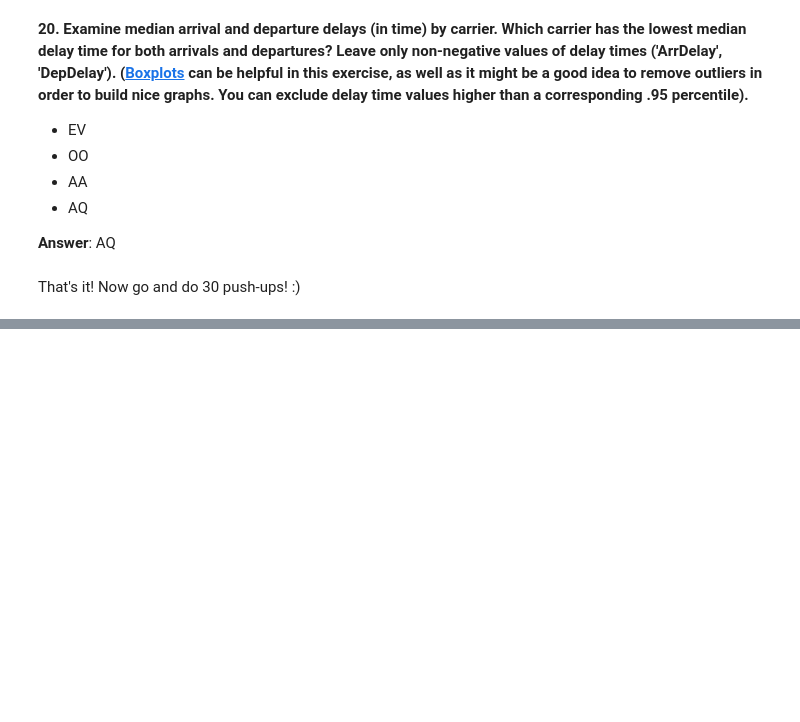
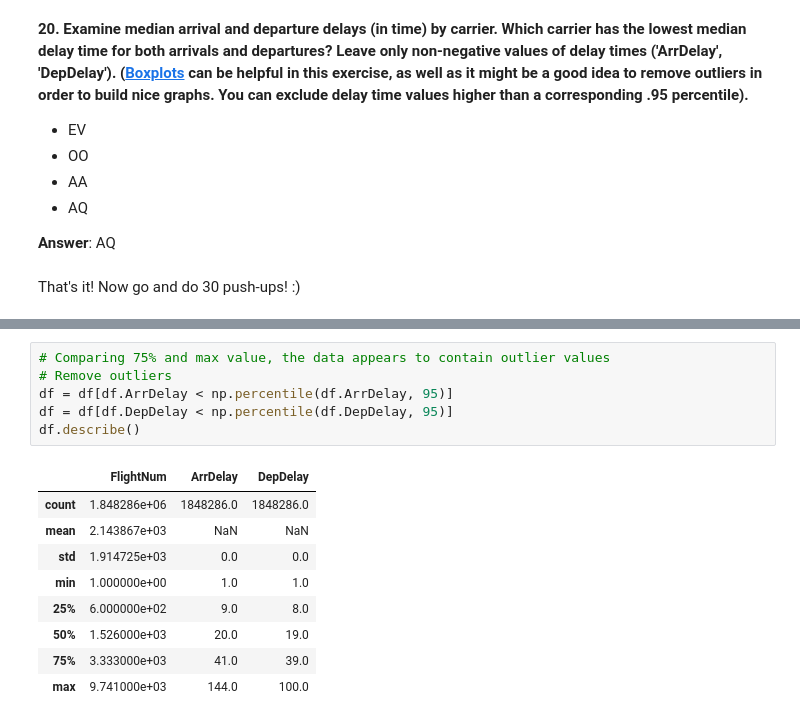
Before and after one commit to andrewgurung/mlcourse, a Jupyter notebook: project/project_1_US_flights.ipynb, the cells around one changed output, grey strips where cells are left out. Saved outputs shown, nothing was run; the diff lists cells and outputs as text; blank space fills up the shorter version.

```diff
--- a/project/project_1_US_flights.ipynb
+++ b/project/project_1_US_flights.ipynb
@@ -708,0 +728,16 @@ That's it! Now go and do 30 push-ups! :)
+# %%
+# Comparing 75% and max value, the data appears to contain outlier values
+# Remove outliers
+df = df[df.ArrDelay < np.percentile(df.ArrDelay, 95)]
+df = df[df.DepDelay < np.percentile(df.DepDelay, 95)]
+df.describe()
+# %% [output]
+|  | FlightNum | ArrDelay | DepDelay |
+| count | 1.848286e+06 | 1848286.0 | 1848286.0 |
+| mean | 2.143867e+03 | NaN | NaN |
+| std | 1.914725e+03 | 0.0 | 0.0 |
+| min | 1.000000e+00 | 1.0 | 1.0 |
+| 25% | 6.000000e+02 | 9.0 | 8.0 |
+| 50% | 1.526000e+03 | 20.0 | 19.0 |
+| 75% | 3.333000e+03 | 41.0 | 39.0 |
+| max | 9.741000e+03 | 144.0 | 100.0 |
```
Also changed, not shown: parts of 4 cells of this notebook.
